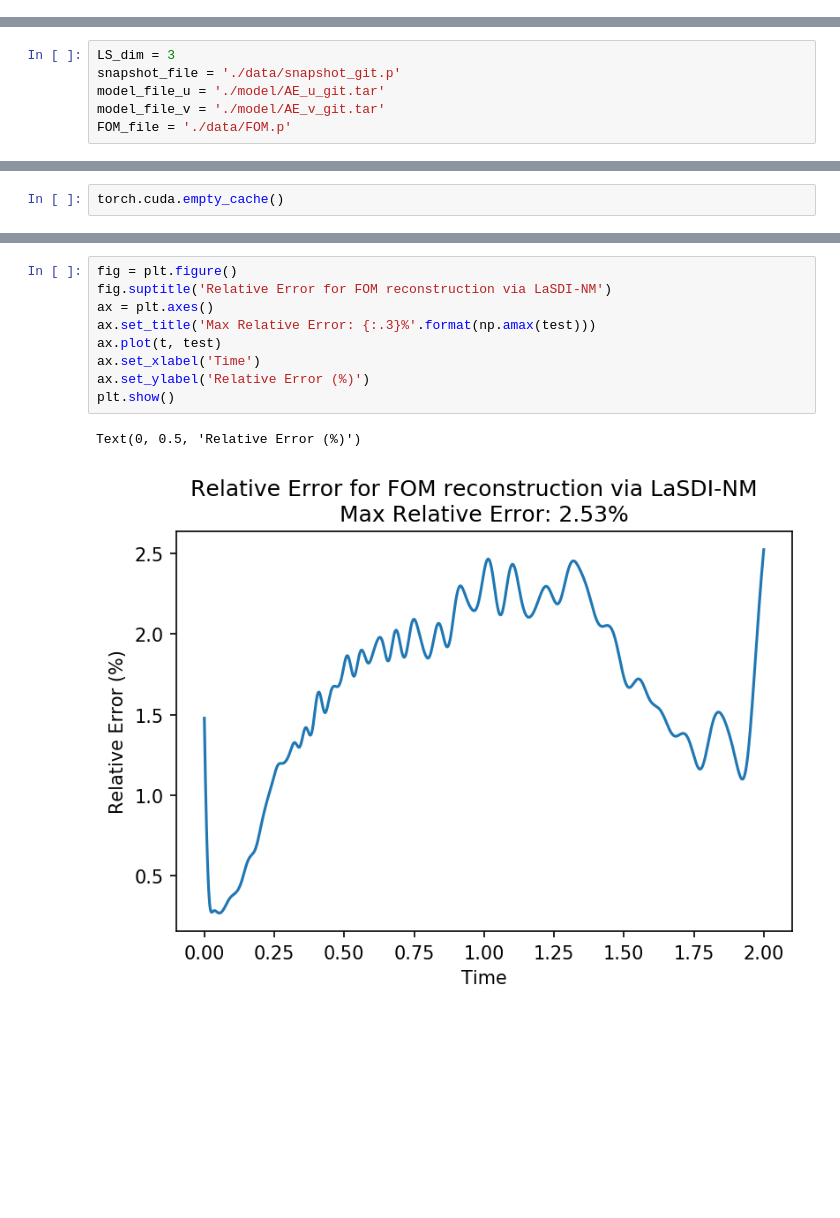
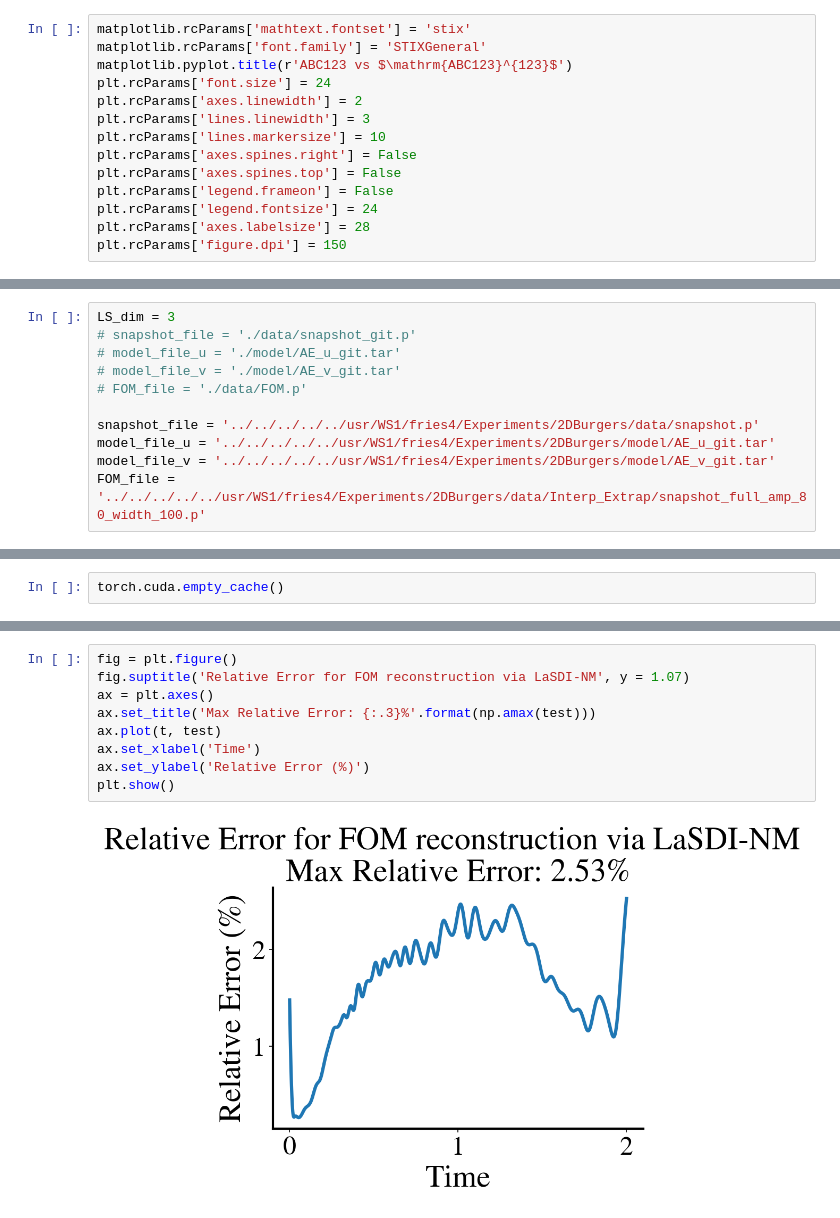
Before and after one commit to LLNL/LaSDI, a Jupyter notebook: 2D Burgers/LaSDI_2DBurgers_NM.ipynb, the cells around one changed output, grey strips where cells are left out. Saved outputs shown, nothing was run; the diff lists cells and outputs as text; blank space fills up the shorter version.

```diff
--- a/2D Burgers/LaSDI_2DBurgers_NM.ipynb
+++ b/2D Burgers/LaSDI_2DBurgers_NM.ipynb
@@ -20,0 +22,14 @@ from LaSDI import LaSDI
+# %%
+matplotlib.rcParams['mathtext.fontset'] = 'stix'
+matplotlib.rcParams['font.family'] = 'STIXGeneral'
+matplotlib.pyplot.title(r'ABC123 vs $\mathrm{ABC123}^{123}$')
+plt.rcParams['font.size'] = 24
+plt.rcParams['axes.linewidth'] = 2
+plt.rcParams['lines.linewidth'] = 3
+plt.rcParams['lines.markersize'] = 10
+plt.rcParams['axes.spines.right'] = False
+plt.rcParams['axes.spines.top'] = False
+plt.rcParams['legend.frameon'] = False
+plt.rcParams['legend.fontsize'] = 24
+plt.rcParams['axes.labelsize'] = 28
+plt.rcParams['figure.dpi'] = 150
@@ -43,10 +60,15 @@ Thu Sep 30 09:50:44 2021
 ### Load Necessary simulations and models from Build and Train files.
 # %%
 LS_dim = 3
-snapshot_file = './data/snapshot_git.p'
-model_file_u = './model/AE_u_git.tar'
-model_file_v = './model/AE_v_git.tar'
-FOM_file = './data/FOM.p'
+# snapshot_file = './data/snapshot_git.p'
+# model_file_u = './model/AE_u_git.tar'
+# model_file_v = './model/AE_v_git.tar'
+# FOM_file = './data/FOM.p'
+
+snapshot_file = '../../../../../usr/WS1/fries4/Experiments/2DBurgers/data/snapshot.p'
+model_file_u = '../../../../../usr/WS1/fries4/Experiments/2DBurgers/model/AE_u_git.tar'
+model_file_v = '../../../../../usr/WS1/fries4/Experiments/2DBurgers/model/AE_v_git.tar'
+FOM_file = '../../../../../usr/WS1/fries4/Experiments/2DBurgers/data/Interp_Extrap/snapshot_full_amp_80_width_100.p'
 # %%
 # Set print option
 np.set_printoptions(threshold=sys.maxsize)
@@ -362,12 +393,11 @@ fig.colorbar(z, ax = ax6)
 # %%
 fig = plt.figure()
-fig.suptitle('Relative Error for FOM reconstruction via LaSDI-NM')
+fig.suptitle('Relative Error for FOM reconstruction via LaSDI-NM', y = 1.07)
 ax = plt.axes()
 ax.set_title('Max Relative Error: {:.3}%'.format(np.amax(test)))
 ax.plot(t, test)
 ax.set_xlabel('Time')
 ax.set_ylabel('Relative Error (%)')
 plt.show()
 # %% [output]
-Text(0, 0.5, 'Relative Error (%)')
-[figure, old version]
+[figure, new version]
```
Also changed, not shown: parts of 5 cells of this notebook, 4 other files.
